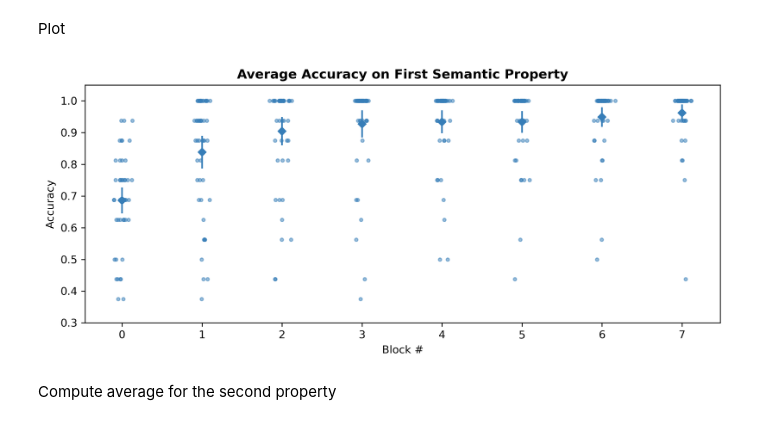
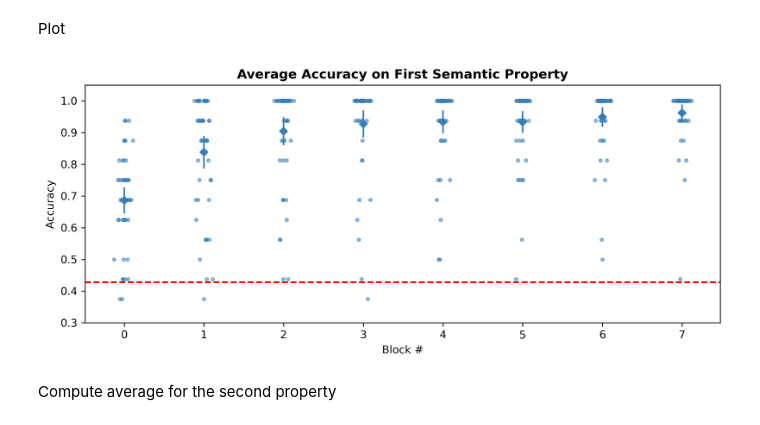
Before and after one commit to JirkoRu/analysis_scripts, a Jupyter notebook: data_loading/2_plotPerformances.ipynb, the cells around one changed output. Drawn from its saved outputs; the diff is of its cells as text; code cells hidden in the pictures.

```diff
--- a/data_loading/2_plotPerformances.ipynb
+++ b/data_loading/2_plotPerformances.ipynb
@@ -110,10 +116,10 @@ Plot
 # %%
 func_name = 'figures_new/fig_2.png'
 fig_title = 'Average Accuracy on First Semantic Property'
-# chance_level = 0.428
-plot_accuracy(subj_acc_first, mean_acc_first, se_acc_first, func_name, fig_title)
+chance_level = 0.428
+plot_accuracy(subj_acc_first, mean_acc_first, se_acc_first, func_name, fig_title, chance_level=chance_level)
 # %% [output]
-[figure, old version]
+[figure, new version]
 # %% [markdown]
 Compute average for the second property
 # %%
```
Also changed, not shown: parts of 12 cells of this notebook, 6 other files.
